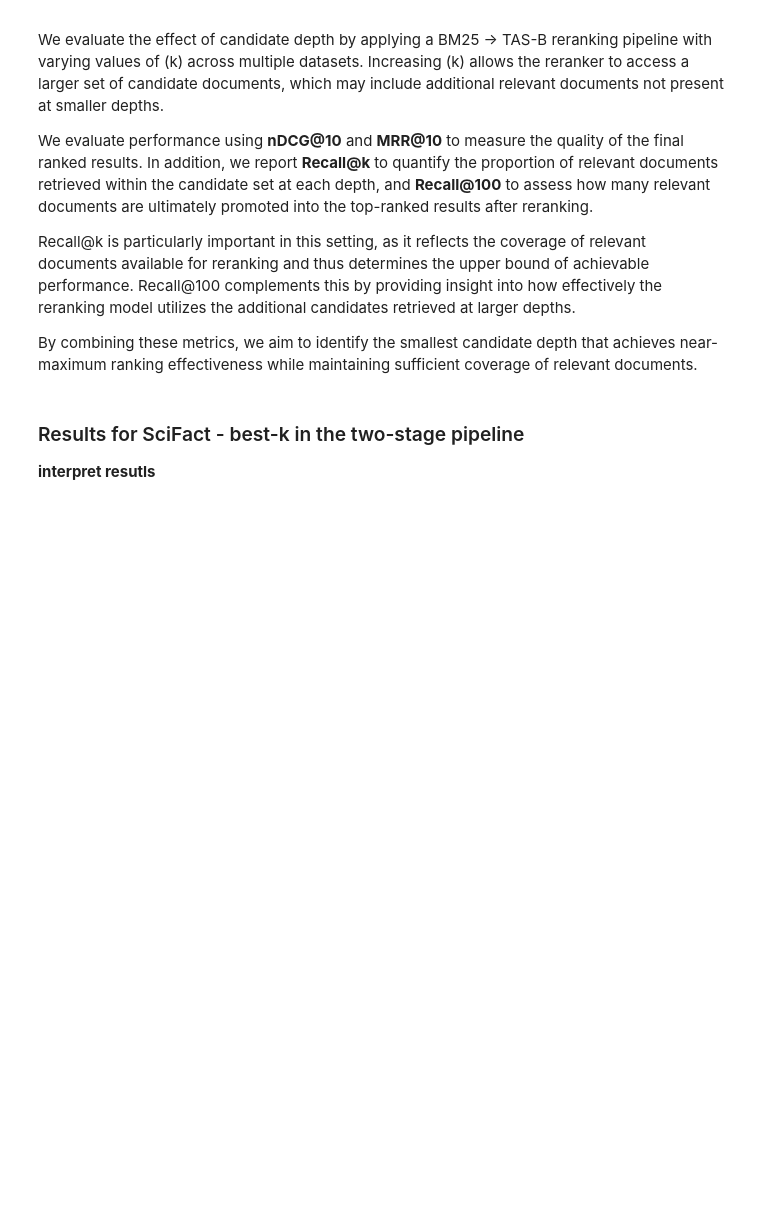
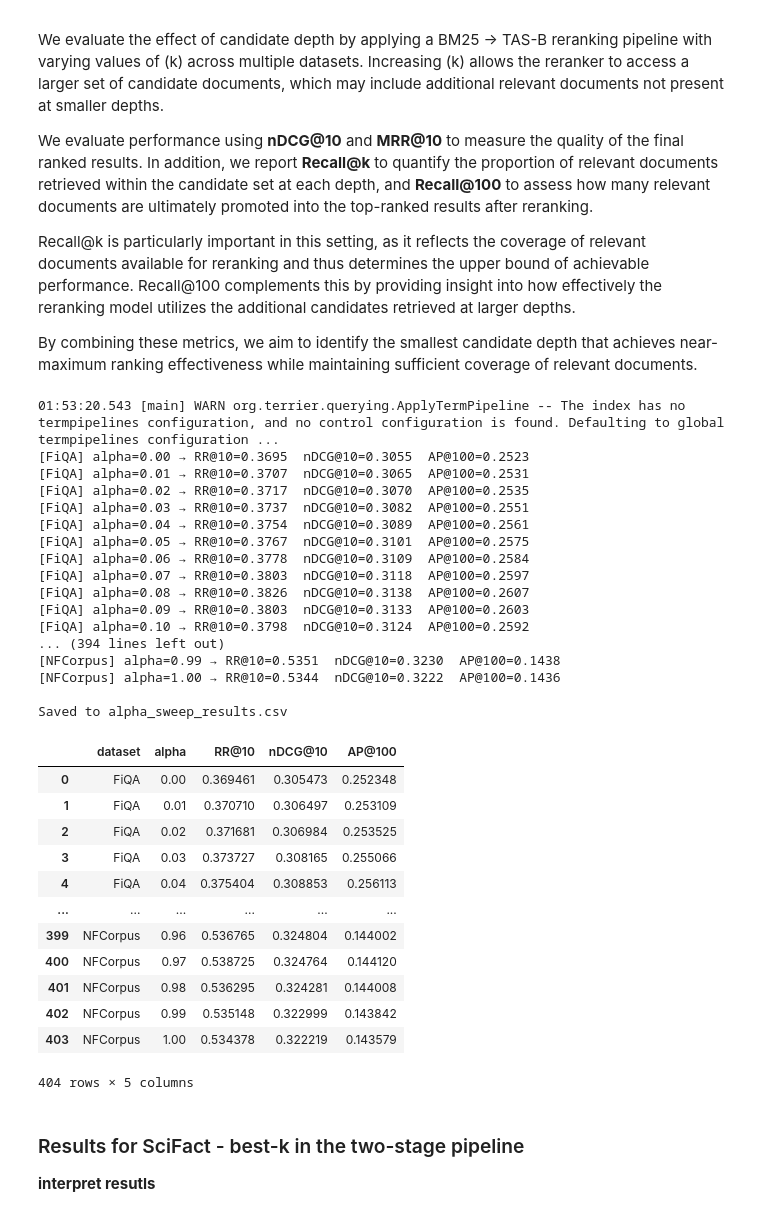
Before and after one commit to AStyslavski/DSAIT4050_IR_G16_2025-2026, a Jupyter notebook: ir_experiment.ipynb, the cells around one changed output. Cells and saved outputs as stored; diff of their text form; code cells hidden in the pictures; blank space fills up the shorter version.

Commit message:
rq2 data collection and graphs (wip)

```diff
--- a/ir_experiment.ipynb
+++ b/ir_experiment.ipynb
@@ -250,2 +251,5 @@ rerank_only_experiment(arguana_index,testset_arguana,bm25_arguana)
 # %% [markdown]
 ---
+# %%
+fixed_k = 100
+alphas = np.round(np.arange(0.0, 1.01, 0.01), 2)
@@ -263,3 +339,74 @@ By combining these metrics, we aim to identify the smallest candidate depth that
+# %%
+rows = []
+
+for cfg in datasets_config:
+    ff_score = FFScore(cfg["ff_index"])
+    topics = cfg["testset"].get_topics(cfg["topic_variant"])
+    qrels = cfg["testset"].get_qrels()
+
+    # Retrieve + score once (these don't depend on alpha)
+    scored = (cfg["bm25"] % fixed_k >> ff_score).transform(topics)
+
+    for alpha in alphas:
+        ff_int = FFInterpolate(alpha=alpha)
+        interpolated = ff_int.transform(scored)
+
+        # Evaluate using pt.Experiment on the already-interpolated frame
+        result = pt.Experiment(
+            [interpolated],
+            topics,
+            qrels,
+            eval_metrics=[RR @ 10, nDCG @ 10, MAP @ 100],
+            names=[f"{cfg['name']}_a{alpha}"],
+        )
+
+        rows.append({
+            "dataset": cfg["name"],
+            "alpha": alpha,
+            "RR@10": result.iloc[0]["RR(rel=2)@10"] if "RR(rel=2)@10" in result.columns else result.iloc[0]["RR@10"],
+            "nDCG@10": result.iloc[0]["nDCG@10"],
+            "AP@100": result.iloc[0]["AP(rel=2)@100"] if "AP(rel=2)@100" in result.columns else result.iloc[0]["AP@100"],
+        })
+
+        print(f"[{cfg['name']}] alpha={alpha:.2f} → "
+              f"RR@10={rows[-1]['RR@10']:.4f}  nDCG@10={rows[-1]['nDCG@10']:.4f}  AP@100={rows[-1]['AP@100']:.4f}")
+
+# ── Save ───────────────────────────────────────────────────────
+df_alpha = pd.DataFrame(rows)
+df_alpha.to_csv("results_and_graphs/rq_2/alpha_sweep_results.csv", index=False)
+print("\nSaved to results_and_graphs/rq_2/alpha_sweep_results.csv")
+df_alpha
+# %% [output]
+01:53:20.543 [main] WARN org.terrier.querying.ApplyTermPipeline -- The index has no termpipelines configuration, and no control configuration is found. Defaulting to global termpipelines configuration ...
+[FiQA] alpha=0.00 → RR@10=0.3695  nDCG@10=0.3055  AP@100=0.2523
+[FiQA] alpha=0.01 → RR@10=0.3707  nDCG@10=0.3065  AP@100=0.2531
+[FiQA] alpha=0.02 → RR@10=0.3717  nDCG@10=0.3070  AP@100=0.2535
+[FiQA] alpha=0.03 → RR@10=0.3737  nDCG@10=0.3082  AP@100=0.2551
+[FiQA] alpha=0.04 → RR@10=0.3754  nDCG@10=0.3089  AP@100=0.2561
+[FiQA] alpha=0.05 → RR@10=0.3767  nDCG@10=0.3101  AP@100=0.2575
+[FiQA] alpha=0.06 → RR@10=0.3778  nDCG@10=0.3109  AP@100=0.2584
+[FiQA] alpha=0.07 → RR@10=0.3803  nDCG@10=0.3118  AP@100=0.2597
+[FiQA] alpha=0.08 → RR@10=0.3826  nDCG@10=0.3138  AP@100=0.2607
+[FiQA] alpha=0.09 → RR@10=0.3803  nDCG@10=0.3133  AP@100=0.2603
+[FiQA] alpha=0.10 → RR@10=0.3798  nDCG@10=0.3124  AP@100=0.2592
+... (394 lines left out)
+[NFCorpus] alpha=0.99 → RR@10=0.5351  nDCG@10=0.3230  AP@100=0.1438
+[NFCorpus] alpha=1.00 → RR@10=0.5344  nDCG@10=0.3222  AP@100=0.1436
+
+Saved to alpha_sweep_results.csv
+|  | dataset | alpha | RR@10 | nDCG@10 | AP@100 |
+| 0 | FiQA | 0.00 | 0.369461 | 0.305473 | 0.252348 |
+| 1 | FiQA | 0.01 | 0.370710 | 0.306497 | 0.253109 |
+| 2 | FiQA | 0.02 | 0.371681 | 0.306984 | 0.253525 |
+| 3 | FiQA | 0.03 | 0.373727 | 0.308165 | 0.255066 |
+| 4 | FiQA | 0.04 | 0.375404 | 0.308853 | 0.256113 |
+| ... | ... | ... | ... | ... | ... |
+| 399 | NFCorpus | 0.96 | 0.536765 | 0.324804 | 0.144002 |
+| 400 | NFCorpus | 0.97 | 0.538725 | 0.324764 | 0.144120 |
+| 401 | NFCorpus | 0.98 | 0.536295 | 0.324281 | 0.144008 |
+| 402 | NFCorpus | 0.99 | 0.535148 | 0.322999 | 0.143842 |
+| 403 | NFCorpus | 1.00 | 0.534378 | 0.322219 | 0.143579 |
+404 rows × 5 columns
 # %%
 # this list will be used to find the best k for each of the datasets
 candidate_depths = [100,200,300,400,500,800,1000]
```
Also changed, not shown: parts of 10 cells of this notebook, 2 other files.
